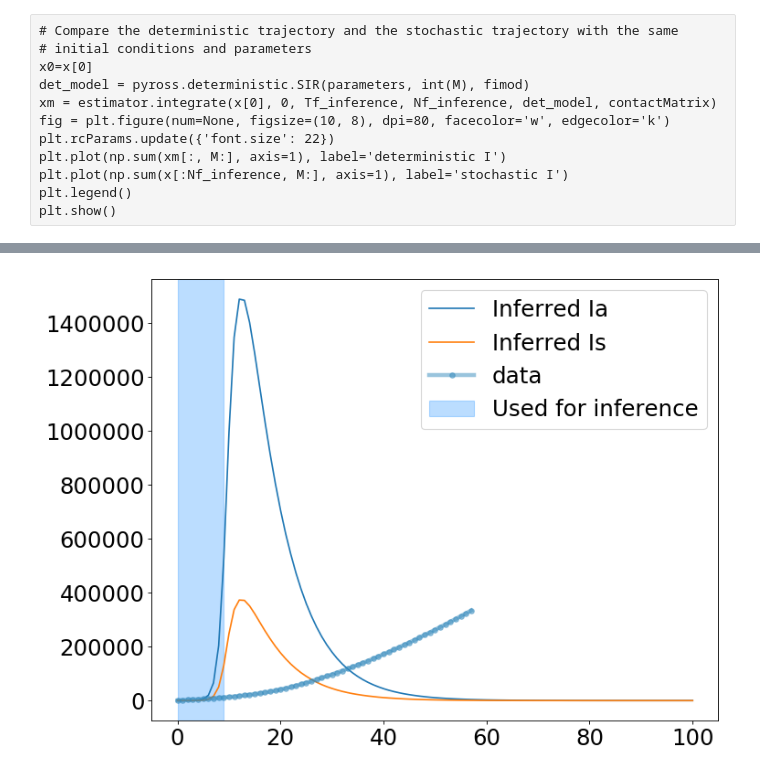
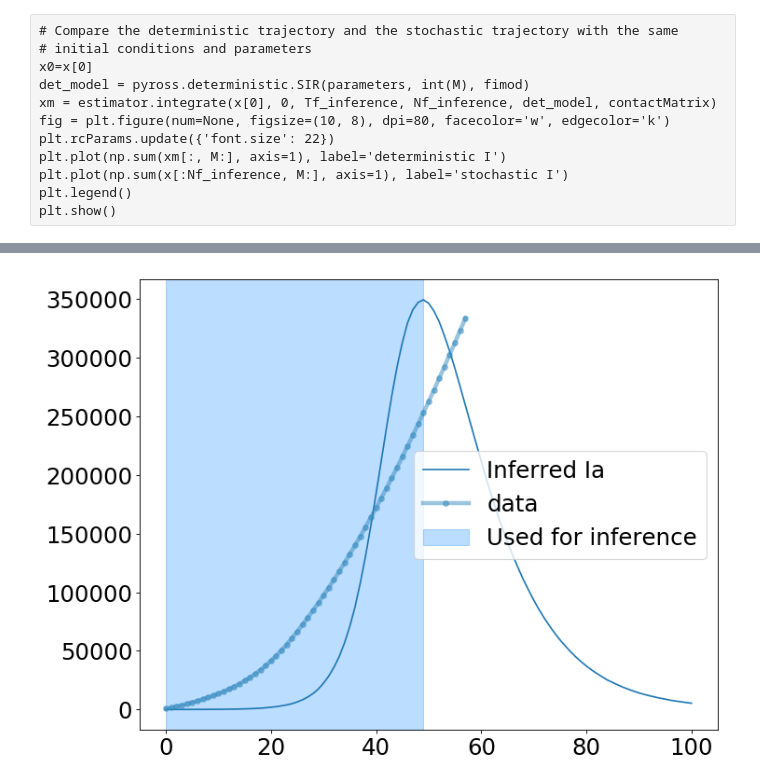
Before and after one commit to ineskris/pyross, a Jupyter notebook: examples/inference/SIRinference_Denmark.ipynb, the cells around one changed output, grey strips where cells are left out. Drawn from its saved outputs; the diff is of its cells as text; code cells hidden in the pictures.

```diff
--- a/examples/inference/SIRinference_Denmark.ipynb
+++ b/examples/inference/SIRinference_Denmark.ipynb
@@ -275,7 +275,7 @@ plt.savefig('denmarkSIR.png')
 We take the first real points and use them to infer the parameters of the model.
 # %%
 # load the oberved data
-Tf_inference = 30
+Tf_inference = 49
 Nf_inference = Tf_inference+1
 # %%
 x = np.load('SIR_sto_traj.npy').astype('float')
@@ -284,7 +284,7 @@ x.shape
 (101, 6)
 # %%
 ## Is non cumulative - 52 days from the data - overwrite
-dayobs = 30
+dayobs = 50
 x[:dayobs,2*M:3*M] = Ismod[:dayobs ,]
 # %%
 x.shape
@@ -328,7 +328,7 @@ plt.show()
 # %%
 # Define the prior (Gamma prior around guess of parameter with defined std. deviation)
 alpha_g = 0.3
-beta_g = 0.04
+beta_g = 0.000000001
 gIa_g = 1/5
 gIs_g = 1/10
 
@@ -342,5 +342,5 @@ print(logp)
 # %%
-eps = 1e-4
+eps = 1e-9
 # the names of the parameters to be inferred
 keys = ['alpha', 'beta', 'gIa', 'gIs']
 
@@ -455,26 +458,26 @@ Inferred parameters:
 # %%
 x = np.load('SIR_sto_traj.npy').astype('float')
 Nf = x.shape[0]
 Tf = Nf-1
 
 det_model = pyross.deterministic.SIR(new_parameters, int(M), fi)
 x_det = estimator.integrate(x[0], 0, Tf, Nf, det_model, contactMatrix)
 fig = plt.figure(num=None, figsize=(10, 8), dpi=80, facecolor='w', edgecolor='k')
 plt.rcParams.update({'font.size': 22})
 # plt.plot(np.sum(x_det[:, :M], axis=1), label='Inferred S')
 # plt.plot(np.sum(x[:, :M], axis=1), label='True S')
 plt.plot(np.sum(x[:, M:2*M], axis=1), label='Inferred Ia')
 # plt.plot(np.sum(x[:, M:2*M], axis=1), label='True Ia')
-plt.plot(np.sum(x[:, 2*M:3*M], axis=1), label='Inferred Is')
+# plt.plot(np.sum(x[:, 2*M:3*M], axis=1), label='Inferred Is')
 # plt.plot(np.sum(x[:, 2*M:3*M], axis=1), label='True Is')
 # plt.xlim([0, Tf])
 plt.axvspan(0, Tf_inference,
            label='Used for inference',
            alpha=0.3, color='dodgerblue')
 
 plt.plot(np.cumsum(np.array(case)), 'o-', lw=4, color='#348ABD', ms=5, label='data', alpha=0.5)
 plt.legend()
 plt.show()
 # plt.savefig('denmarkSIRinfer.png')
 # %% [output]
-[figure, old version]
+[figure, new version]
```
Also changed, not shown: parts of 13 cells of this notebook, 2 other files.
